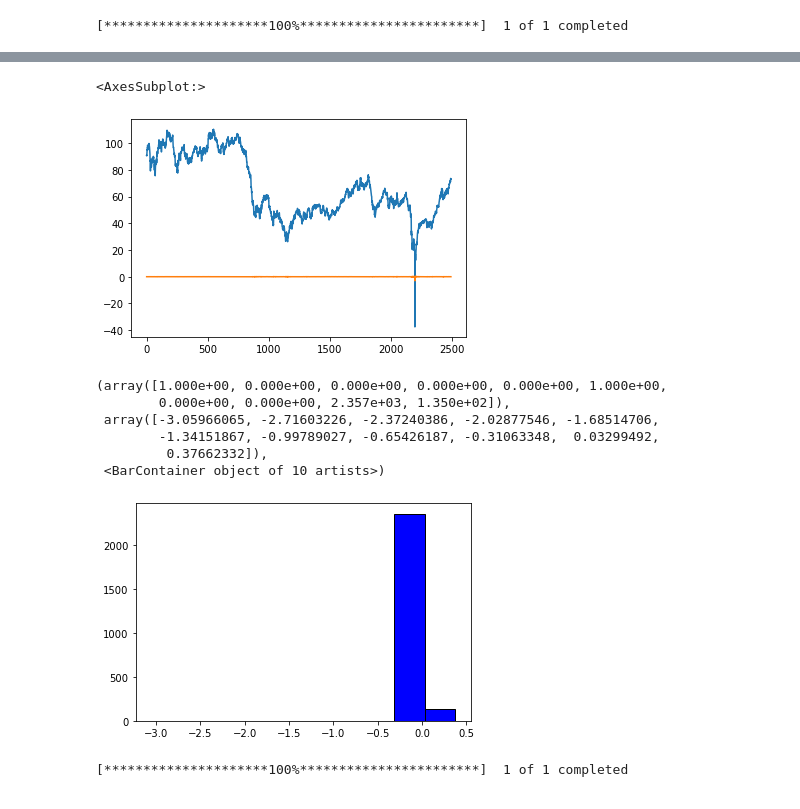
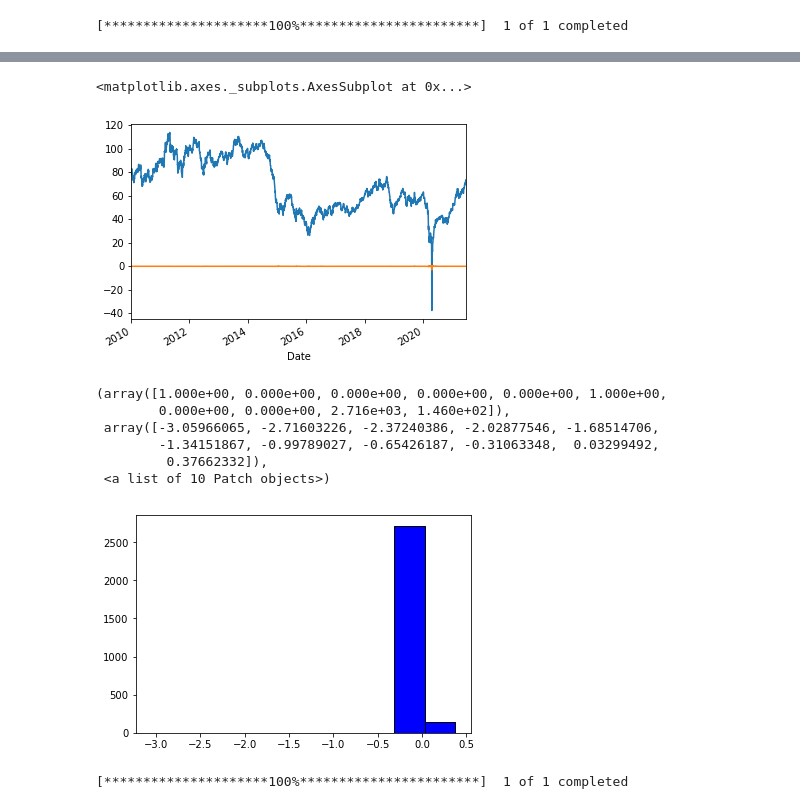
Before and after one commit to jvallikalam1/Project-3, a Jupyter notebook: Commodities.ipynb, the cells around one changed output, grey strips where cells are left out. Drawn from its saved outputs; the diff is of its cells as text; code cells hidden in the pictures.

```diff
--- a/Commodities.ipynb
+++ b/Commodities.ipynb
@@ -66,13 +59,17 @@ plt.hist(nat_gas_df['pctChange'], color = 'blue', edgecolor = 'black')
 # %%
 crude_oil = yf.Ticker("CL=F")
 # %%
-crude_oil_df = yf.download("CL=F", start="2011-06-23", end="2021-06-23")
+crude_oil_df = yf.download("CL=F", start="2010-1-1", end="2021-06-23")
 # %% [output]
 [*********************100%***********************]  1 of 1 completed
 # %%
 crude_oil_df = crude_oil_df.reset_index()
 # %%
 crude_oil_df["pctChange"]= crude_oil_df["Adj Close"].pct_change()
+# %%
+crude_oil_df.columns = ['Date', 'Crude Oil Open', 'Crude Oil High', 'Crude Oil Low', 'Crude Oil Close', 'Crude Oil Adj Close', 'Crude Oil Volume', 'Crude Oil pctChange']
+# %%
+crude_oil_df.set_index('Date', inplace=True)
 # %%
 crude_oil_df.head(5)
 # %% [output]
@@ -85,19 +83,19 @@ crude_oil_df.head(5)
 # %%
-crude_oil_df["Close"].plot()
-crude_oil_df["pctChange"].plot()
+crude_oil_df["Crude Oil Close"].plot()
+crude_oil_df["Crude Oil pctChange"].plot()
 # %% [output]
-<AxesSubplot:>
+<matplotlib.axes._subplots.AxesSubplot at 0x...>
-[figure, old version]
+[figure, new version]
 # %%
-plt.hist(crude_oil_df['pctChange'], color = 'blue', edgecolor = 'black')
+plt.hist(crude_oil_df['Crude Oil pctChange'], color = 'blue', edgecolor = 'black')
 # %% [output]
 (array([1.000e+00, 0.000e+00, 0.000e+00, 0.000e+00, 0.000e+00, 1.000e+00,
-        0.000e+00, 0.000e+00, 2.357e+03, 1.350e+02]),
+        0.000e+00, 0.000e+00, 2.716e+03, 1.460e+02]),
  array([-3.05966065, -2.71603226, -2.37240386, -2.02877546, -1.68514706,
         -1.34151867, -0.99789027, -0.65426187, -0.31063348,  0.03299492,
          0.37662332]),
- <BarContainer object of 10 artists>)
+ <a list of 10 Patch objects>)
-[figure, old version]
+[figure, new version]
 # %%
 corn_fut = yf.Ticker("=F")
 # %%
```
Also changed, not shown: parts of 25 cells of this notebook, 1 other file.
